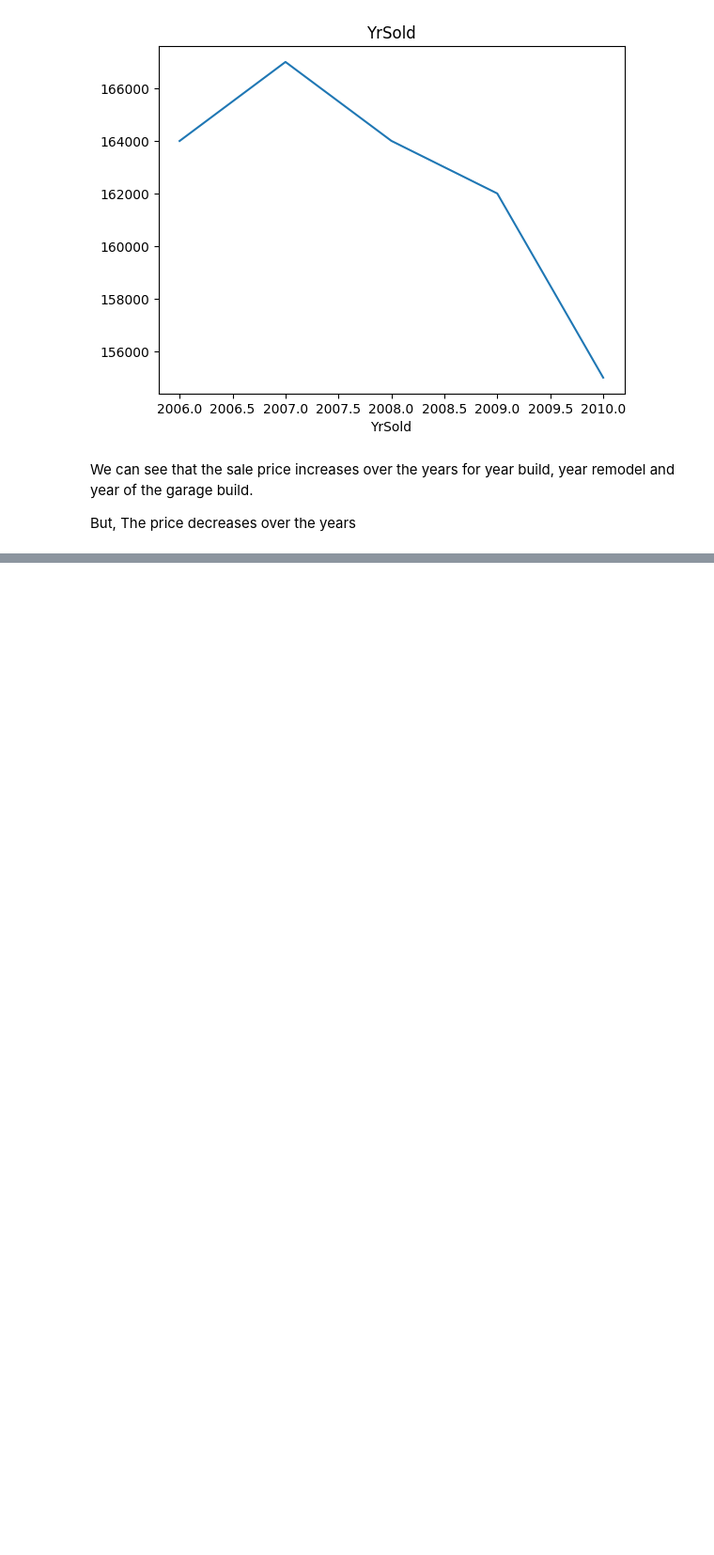
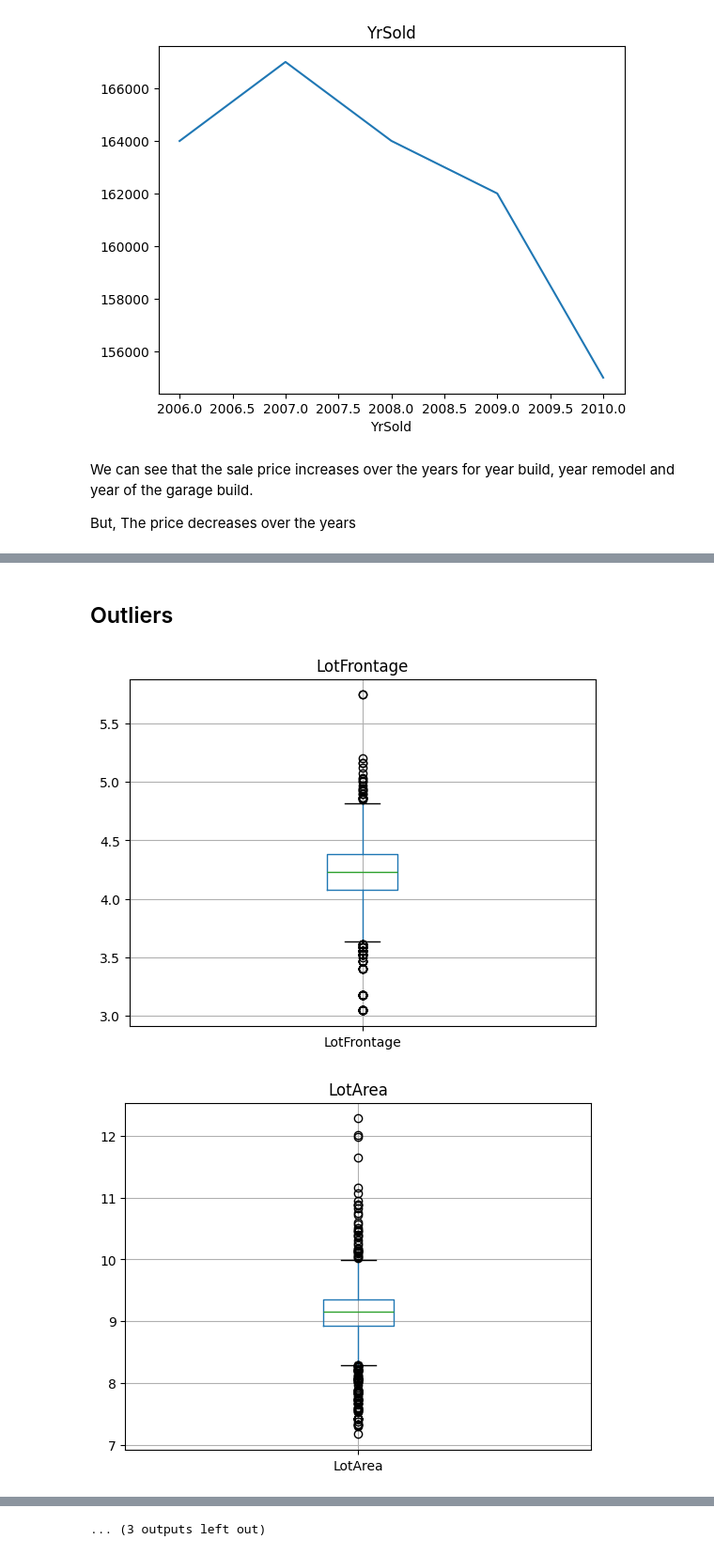
Before and after one commit to hyeen24/houseprices, a Jupyter notebook: notebook/EDA.ipynb, the cells around one changed output, grey strips where cells are left out. Shown at 94% size. Drawn from its saved outputs; the diff is of its cells as text; code cells hidden in the pictures; blank space fills up the shorter version.

```diff
--- a/notebook/EDA.ipynb
+++ b/notebook/EDA.ipynb
@@ -184,0 +256,12 @@ TypeError: agg function failed [how->mean,dtype->object]
+# %% [markdown]
+## Outliers
+# %%
+for feature in continous_feature:
+
+    data[feature] = np.log(data[feature])
+    data.boxplot(column=feature)
+    plt.title(feature)
+    plt.show()
+# %% [output]
+[figure, added]
+[figure, added]
@@ -184,0 +278 @@ TypeError: agg function failed [how->mean,dtype->object]
+... (3 outputs left out)
```
Also changed, not shown: parts of 15 cells of this notebook.
